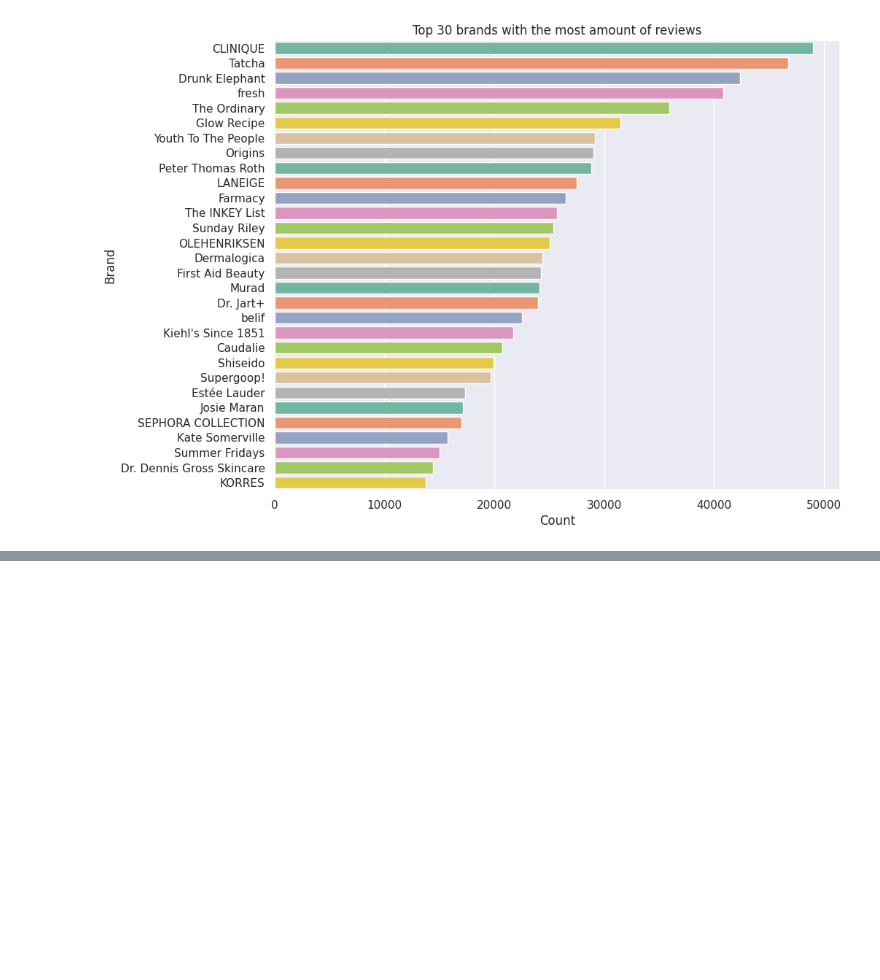
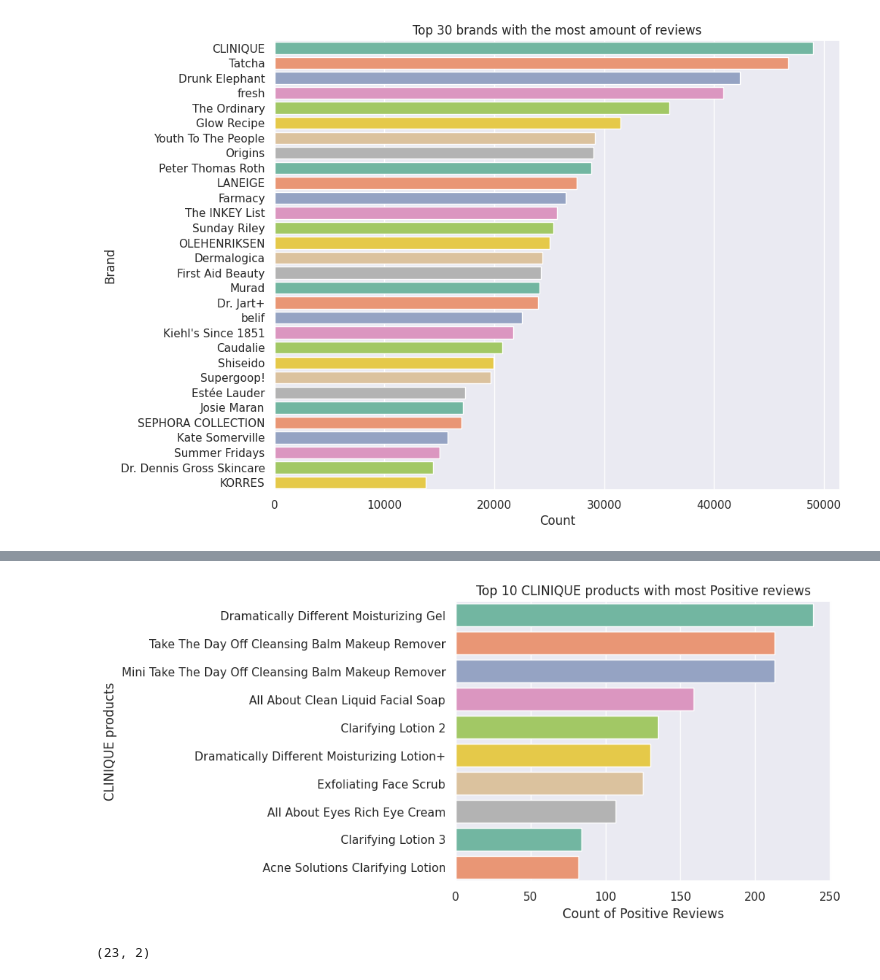
Before and after one commit to aksanaboo/sephora, a Jupyter notebook: SephoraEDApart2.ipynb, the cells around one changed output, grey strips where cells are left out. Cells and saved outputs as stored; diff of their text form; code cells hidden in the pictures; blank space fills up the shorter version.

```diff
--- a/SephoraEDApart2.ipynb
+++ b/SephoraEDApart2.ipynb
@@ -308,0 +369,18 @@ plt.show()
+# %%
+clinique_pos = (rev['brand_name'] == 'CLINIQUE') & (rev['sentiment_overall'] == 'Positive 😊')
+# %%
+clinique_pos = rev[clinique_pos]
+# %%
+#Top 10 Positive Products from CLINIQUE
+tmp = clinique_pos['product_name'].value_counts().reset_index()
+# %%
+tmp.rename(columns={'index':'product_name','product_name':'Count'},inplace=True)
+# %%
+sns.set(style='darkgrid')
+sns.barplot(data=tmp,x=tmp['Count'][:10],y=tmp['product_name'][:10],palette='Set2')
+plt.xlabel('Count of Positive Reviews')
+plt.ylabel('CLINIQUE products')
+plt.title('Top 10 CLINIQUE products with most Positive reviews')
+plt.show()
+# %% [output]
+[figure, added]
@@ -308,0 +393,4 @@ plt.show()
+# %%
+tmp2.shape
+# %% [output]
+(23, 2)
```
Also changed, not shown: parts of 12 cells of this notebook.
